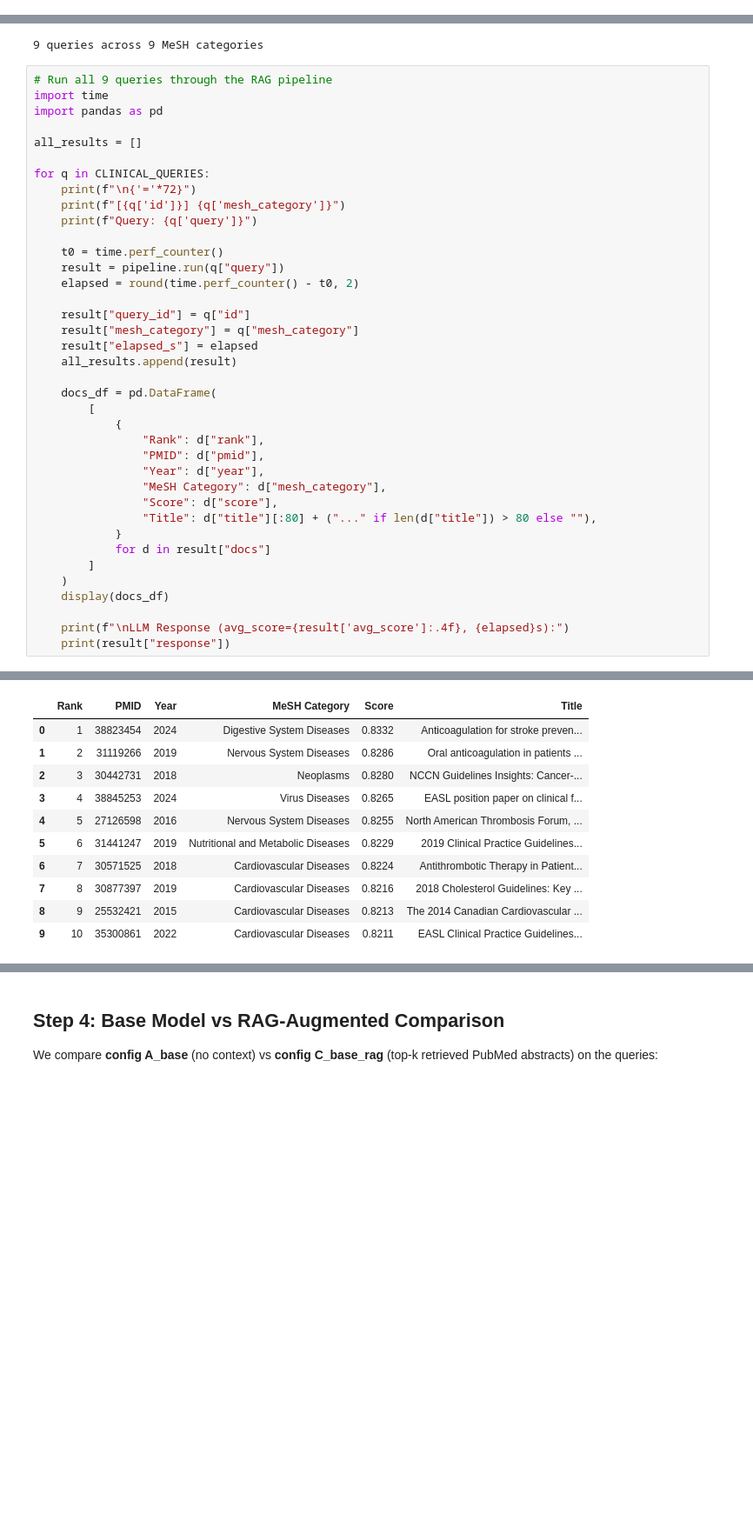
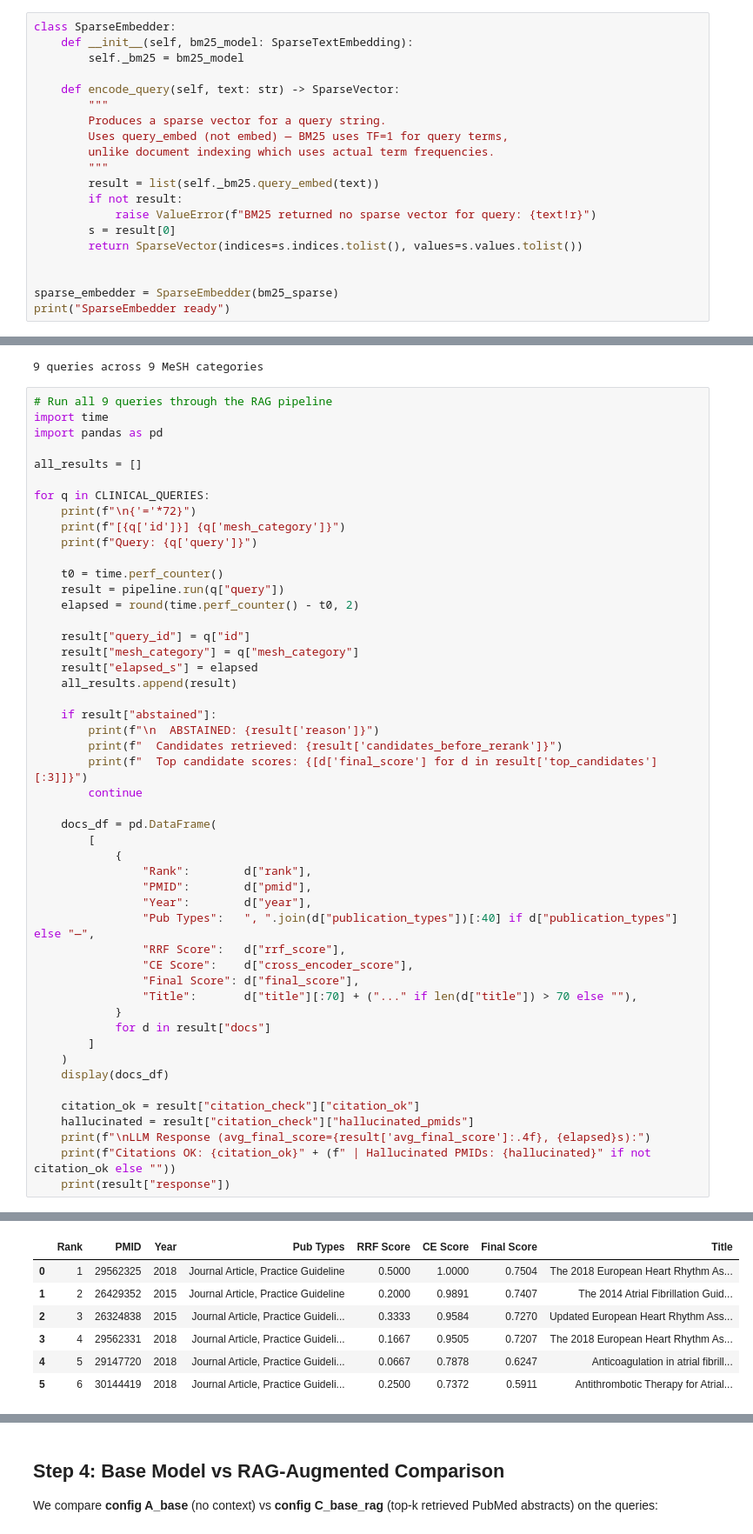
Before and after one commit to DavidSolanas/tfm-clinical-ai, a Jupyter notebook: notebooks/05_rag_pipeline.ipynb, the cells around one changed output, grey strips where cells are left out. Shown at 87% size. Cells and saved outputs as stored; diff of their text form; blank space fills up the shorter version.

Commit message:
feat: RAG pipeline upgrade: hybrid search, MedCPT reranking, ClinicalScorer, abstention gating, citation verification

```diff
--- a/notebooks/05_rag_pipeline.ipynb
+++ b/notebooks/05_rag_pipeline.ipynb
@@ -245,3 +307,23 @@ embedder.load_model()
 print(f"Embedder ready: {cfg['embedding']['model']} | dim={embedder.embedding_dim}")
 # %% [output]
 Embedder ready: bioformers/bioformer-16L | dim=384
+# %%
+class SparseEmbedder:
+    def __init__(self, bm25_model: SparseTextEmbedding):
+        self._bm25 = bm25_model
+
+    def encode_query(self, text: str) -> SparseVector:
+        """
+        Produces a sparse vector for a query string.
+        Uses query_embed (not embed) — BM25 uses TF=1 for query terms,
+        unlike document indexing which uses actual term frequencies.
+        """
+        result = list(self._bm25.query_embed(text))
+        if not result:
+            raise ValueError(f"BM25 returned no sparse vector for query: {text!r}")
+        s = result[0]
+        return SparseVector(indices=s.indices.tolist(), values=s.values.tolist())
+
+
+sparse_embedder = SparseEmbedder(bm25_sparse)
+print("SparseEmbedder ready")
@@ -477,48 +838,55 @@ import pandas as pd
 all_results = []
 
 for q in CLINICAL_QUERIES:
     print(f"\n{'='*72}")
     print(f"[{q['id']}] {q['mesh_category']}")
     print(f"Query: {q['query']}")
 
     t0 = time.perf_counter()
     result = pipeline.run(q["query"])
     elapsed = round(time.perf_counter() - t0, 2)
 
     result["query_id"] = q["id"]
     result["mesh_category"] = q["mesh_category"]
     result["elapsed_s"] = elapsed
     all_results.append(result)
 
+    if result["abstained"]:
+        print(f"\n  ABSTAINED: {result['reason']}")
+        print(f"  Candidates retrieved: {result['candidates_before_rerank']}")
+        print(f"  Top candidate scores: {[d['final_score'] for d in result['top_candidates'][:3]]}")
+        continue
+
     docs_df = pd.DataFrame(
         [
             {
-                "Rank": d["rank"],
-                "PMID": d["pmid"],
-                "Year": d["year"],
-                "MeSH Category": d["mesh_category"],
-                "Score": d["score"],
-                "Title": d["title"][:80] + ("..." if len(d["title"]) > 80 else ""),
+                "Rank":        d["rank"],
+                "PMID":        d["pmid"],
+                "Year":        d["year"],
+                "Pub Types":   ", ".join(d["publication_types"])[:40] if d["publication_types"] else "—",
+                "RRF Score":   d["rrf_score"],
+                "CE Score":    d["cross_encoder_score"],
+                "Final Score": d["final_score"],
+                "Title":       d["title"][:70] + ("..." if len(d["title"]) > 70 else ""),
             }
             for d in result["docs"]
         ]
     )
     display(docs_df)
 
-    print(f"\nLLM Response (avg_score={result['avg_score']:.4f}, {elapsed}s):")
+    citation_ok = result["citation_check"]["citation_ok"]
+    hallucinated = result["citation_check"]["hallucinated_pmids"]
+    print(f"\nLLM Response (avg_final_score={result['avg_final_score']:.4f}, {elapsed}s):")
+    print(f"Citations OK: {citation_ok}" + (f" | Hallucinated PMIDs: {hallucinated}" if not citation_ok else ""))
     print(result["response"])
 # %% [output]
 ========================================================================
 [Q01] Cardiovascular Diseases
 Query: What are the current evidence-based recommendations for anticoagulation therapy in patients with non-valvular atrial fibrillation and chronic kidney disease?
-|  | Rank | PMID | Year | MeSH Category | Score | Title |
-| 0 | 1 | 38823454 | 2024 | Digestive System Diseases | 0.8332 | Anticoagulation for stroke preven... |
-| 1 | 2 | 31119266 | 2019 | Nervous System Diseases | 0.8286 | Oral anticoagulation in patients ... |
-| 2 | 3 | 30442731 | 2018 | Neoplasms | 0.8280 | NCCN Guidelines Insights: Cancer-... |
-| 3 | 4 | 38845253 | 2024 | Virus Diseases | 0.8265 | EASL position paper on clinical f... |
-| 4 | 5 | 27126598 | 2016 | Nervous System Diseases | 0.8255 | North American Thrombosis Forum, ... |
-| 5 | 6 | 31441247 | 2019 | Nutritional and Metabolic Diseases | 0.8229 | 2019 Clinical Practice Guidelines... |
-| 6 | 7 | 30571525 | 2018 | Cardiovascular Diseases | 0.8224 | Antithrombotic Therapy in Patient... |
-| 7 | 8 | 30877397 | 2019 | Cardiovascular Diseases | 0.8216 | 2018 Cholesterol Guidelines: Key ... |
-| 8 | 9 | 25532421 | 2015 | Cardiovascular Diseases | 0.8213 | The 2014 Canadian Cardiovascular ... |
-| 9 | 10 | 35300861 | 2022 | Cardiovascular Diseases | 0.8211 | EASL Clinical Practice Guidelines... |
+|  | Rank | PMID | Year | Pub Types | RRF Score | CE Score | Final Score | Title |
+| 0 | 1 | 29562325 | 2018 | Journal Article, Practice Guideline | 0.5000 | 1.0000 | 0.7504 | The 2018 European Heart Rhythm As... |
+| 1 | 2 | 26429352 | 2015 | Journal Article, Practice Guideline | 0.2000 | 0.9891 | 0.7407 | The 2014 Atrial Fibrillation Guid... |
+| 2 | 3 | 26324838 | 2015 | Journal Article, Practice Guideli... | 0.3333 | 0.9584 | 0.7270 | Updated European Heart Rhythm Ass... |
+| 3 | 4 | 29562331 | 2018 | Journal Article, Practice Guideli... | 0.1667 | 0.9505 | 0.7207 | The 2018 European Heart Rhythm As... |
+| 4 | 5 | 29147720 | 2018 | Journal Article, Practice Guideli... | 0.0667 | 0.7878 | 0.6247 | Anticoagulation in atrial fibrill... |
+| 5 | 6 | 30144419 | 2018 | Journal Article, Practice Guideli... | 0.2500 | 0.7372 | 0.5911 | Antithrombotic Therapy for Atrial... |
```
Also changed, not shown: parts of 14 cells of this notebook, 11 other files.
